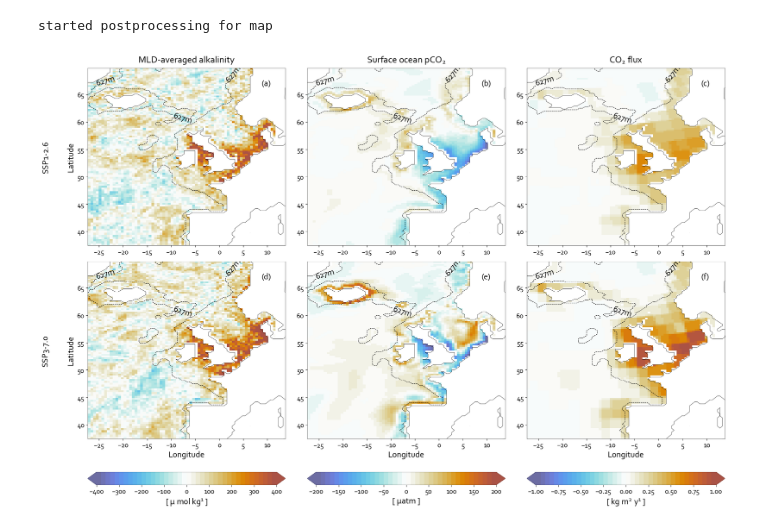
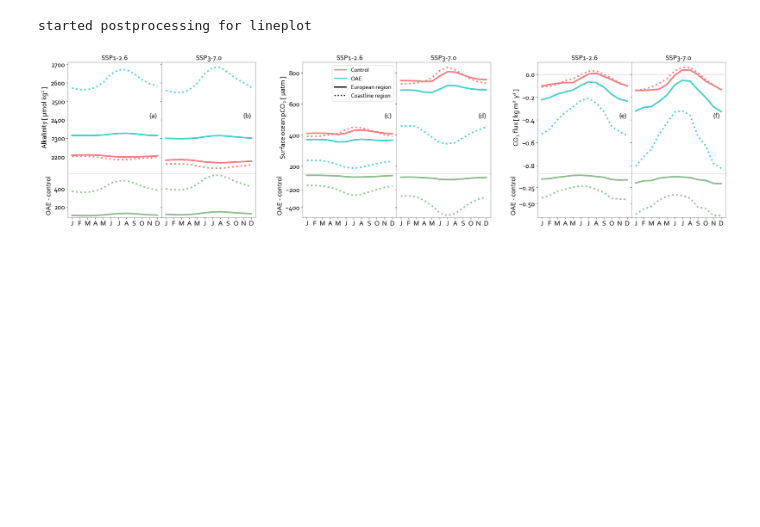
Before and after one commit to chiaraciscato/2026_ciscato_oae_seasonality, a Jupyter notebook: scripts/figure3,5,6.ipynb, the cells around one changed output. Saved outputs shown, nothing was run; the diff lists cells and outputs as text; code cells hidden in the pictures; blank space fills up the shorter version.

```diff
--- a/scripts/figure3,5,6.ipynb
+++ b/scripts/figure3,5,6.ipynb
@@ -38,14 +38,14 @@ def fig_plot_map(data, var, ax, vmin, vmax, oae_index, base_index):
 # -----------------------------
 # figures = {'lineplot':3,'map':5,'scatter':6}
 # figures = {'lineplot':3,'map':5}
-figures = {'map':5}
+figures = {'lineplot':3}
 # -----------------------------
 
 f=18
 
 # variable names
 vars = {
-            'ALK':     {'var_name': 'ALK',      'long': 'MLD-averaged alkalinity',                                                    'unit': r'μ mol $\mathregular{kg^{1}}$',      'value':400, 'df_unit':'μmol $\mathregular{kg^{1}}$',    'df_name' : 'Alkalinity'},
+            'ALK':     {'var_name': 'ALK',      'long': 'Alkalinity',                                       'unit': r'μmol $\mathregular{kg^{1}}$',      'value':400, 'df_unit':'μmol $\mathregular{kg^{1}}$',    'df_name' : 'Alkalinity'},
             'fco2':    {'var_name': 'fco2',     'long': 'Surface ocean p$\mathregular{CO_{2}}$',                         'unit': r'μatm',                               'value':200, 'df_unit':'μatm',         'df_name' : 'Surface ocean p$\mathregular{CO_{2}}$'},
             'co2flux': {'var_name': 'co2flux',  'long': '$\mathregular{CO_{2}}$ flux',           'conv_term':'31536000', 'unit': r'kg $\mathregular{m^{2} \ y^{1}}$', 'value':1,   'df_unit':'kg $\mathregular{m^{2} \ y^{1}}$', 'df_name' : 'Air-sea $\mathregular{CO_{2}}$ flux'},
 
@@ -362,35 +362,35 @@ for fig, n in figures.items():
 
                 fco2 = data[scen]['fco2']['oae'] - data[scen]['fco2']['baseline']
                 fco2_40_45, fco2_45_50, fco2_50_55, fco2_55_60, fco2_60_65 = scatter(fco2, 'fco2')
 
                 markers = ['o','x','v','s','p']
 
                 for ax, alk, fco2, marker in zip(axes, (alk_40_45, alk_45_50, alk_50_55, alk_55_60, alk_60_65),
                                              (fco2_40_45, fco2_45_50, fco2_50_55, fco2_55_60, fco2_60_65),
                                              markers):
 
                     x = fco2['fco2'].values.flatten()
                     y = alk['ALK'].values.flatten()
                     im = ax.scatter(x, y, marker=marker, color=c, s=40)
 
                     ax.set_xlabel(f"{vars['ALK']['long']} [ {vars['ALK']['unit']} ]", fontsize=f)
                     ax.set_ylabel(f"{vars['fco2']['long']} [ {vars['fco2']['unit']} ]", fontsize=f)
                     ax.set_xlim(-250,250)
                     ax.set_ylim(-750,1250)
 
                     fineline(ax,0.4)
 
             legend_elements = [
                         Line2D([0], [0], marker='o', color='w', markerfacecolor='black', label=f'> {lat_n}{degree}', markersize=12),
                         Line2D([0], [0], marker='X', color='w', markerfacecolor='black', label=f'< {lat_n}{degree}', markersize=12),
                         Line2D([0], [0], color='peru', label='SSP1-2.6'),
                         Line2D([0], [0], color='cornflowerblue', label='SSP3-7.0'),
                     ]
             # ax.set_title(title)
             # ax.legend(handles=legend_elements)
 # %% [output]
-started postprocessing for map
+started postprocessing for lineplot
-[figure, old version]
+[figure, new version]
 # %%
 # SUMMARY TABLE
 
```
Also changed, not shown: 5 other files.
